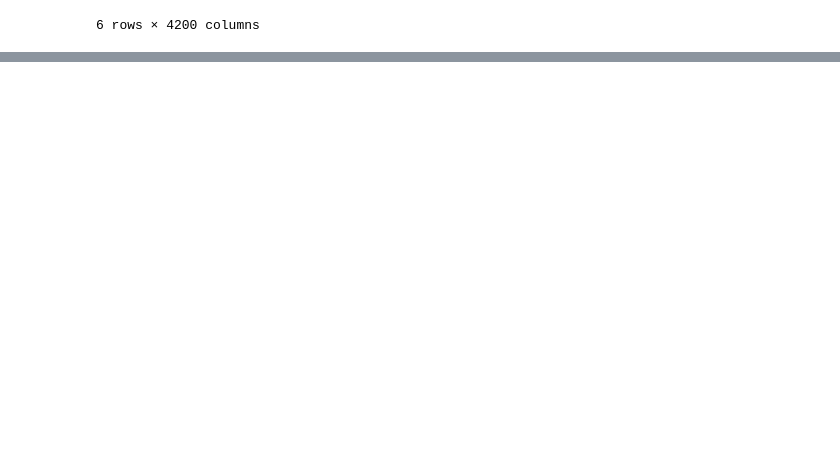
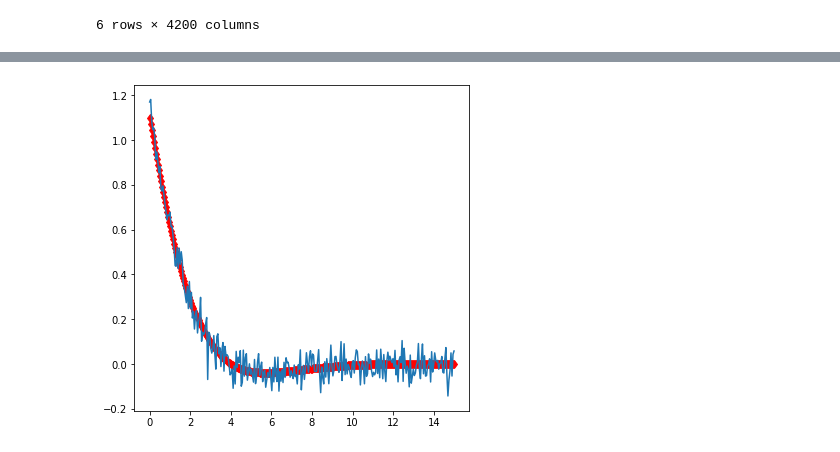
Before and after one commit to BGerwe/Xray-Project, a Jupyter notebook: fr_XAS/Scratch2.ipynb, the cells around one changed output, grey strips where cells are left out. Cells and saved outputs as stored; diff of their text form; code cells hidden in the pictures; blank space fills up the shorter version.

```diff
--- a/fr_XAS/Scratch2.ipynb
+++ b/fr_XAS/Scratch2.ipynb
@@ -301,0 +437,18 @@ data3
+# %%
+fin=15
+
+Chis = ChiModel()
+real_params = Chis.make_params(Amp=1.1, l_d=3.2, sig=4, offs=0)
+
+dist = np.linspace(0, xfin, xfin*20)
+true_chi = Chis.eval(params=real_params, x=dist)
+
+np.random.seed(158)
+noise = np.random.normal(0, .05, true_chi.size)
+meas_chi = true_chi + noise*(1 + 1j)
+
+fig, ax1 = plt.subplots(ncols=1,nrows=1,figsize=(6,6))
+ax1.plot(dist, np.real(true_chi), 'rd', dist, np.real(meas_chi))
+plt.show()
+# %% [output]
+[figure, added]
```
Also changed, not shown: parts of 9 cells of this notebook, 3 other files.
